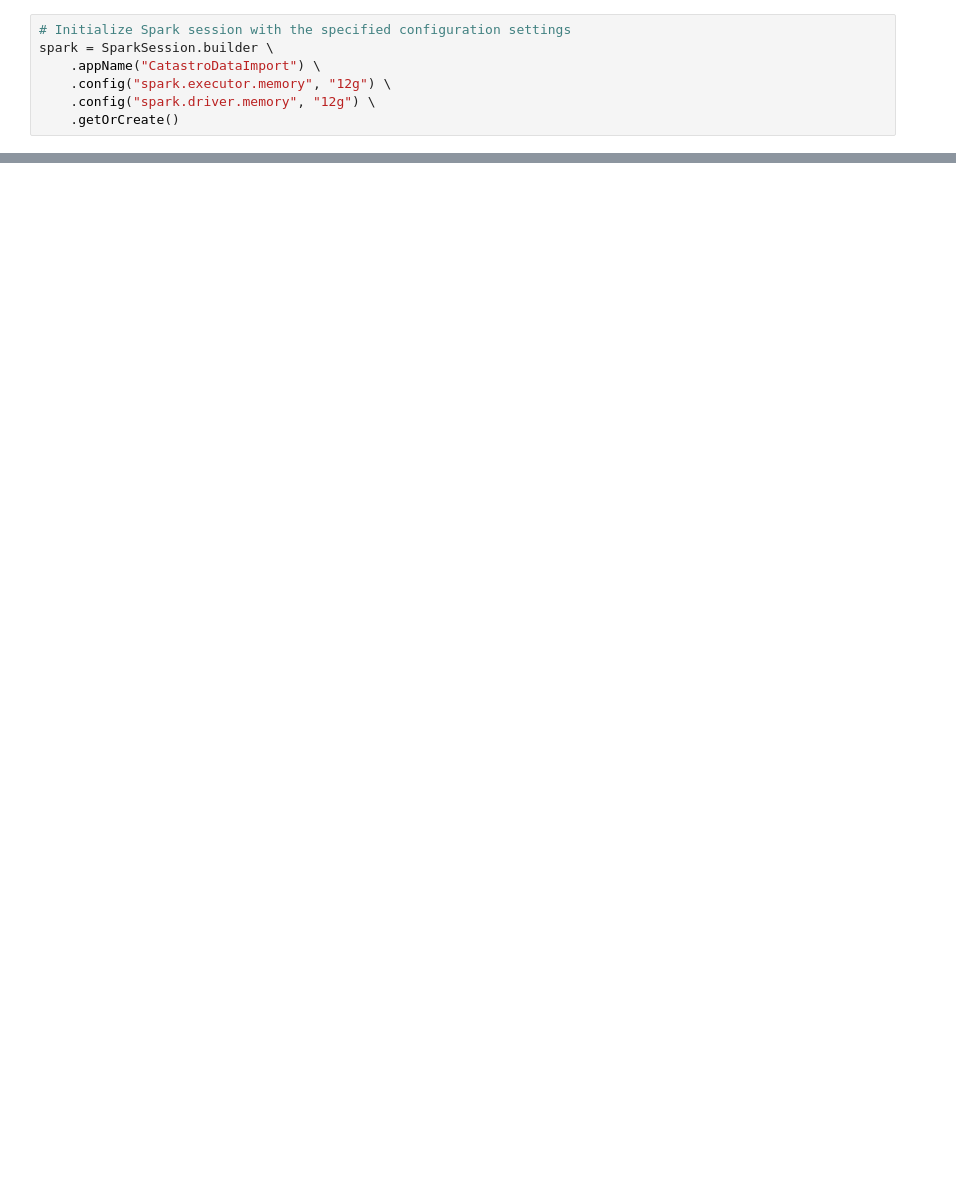
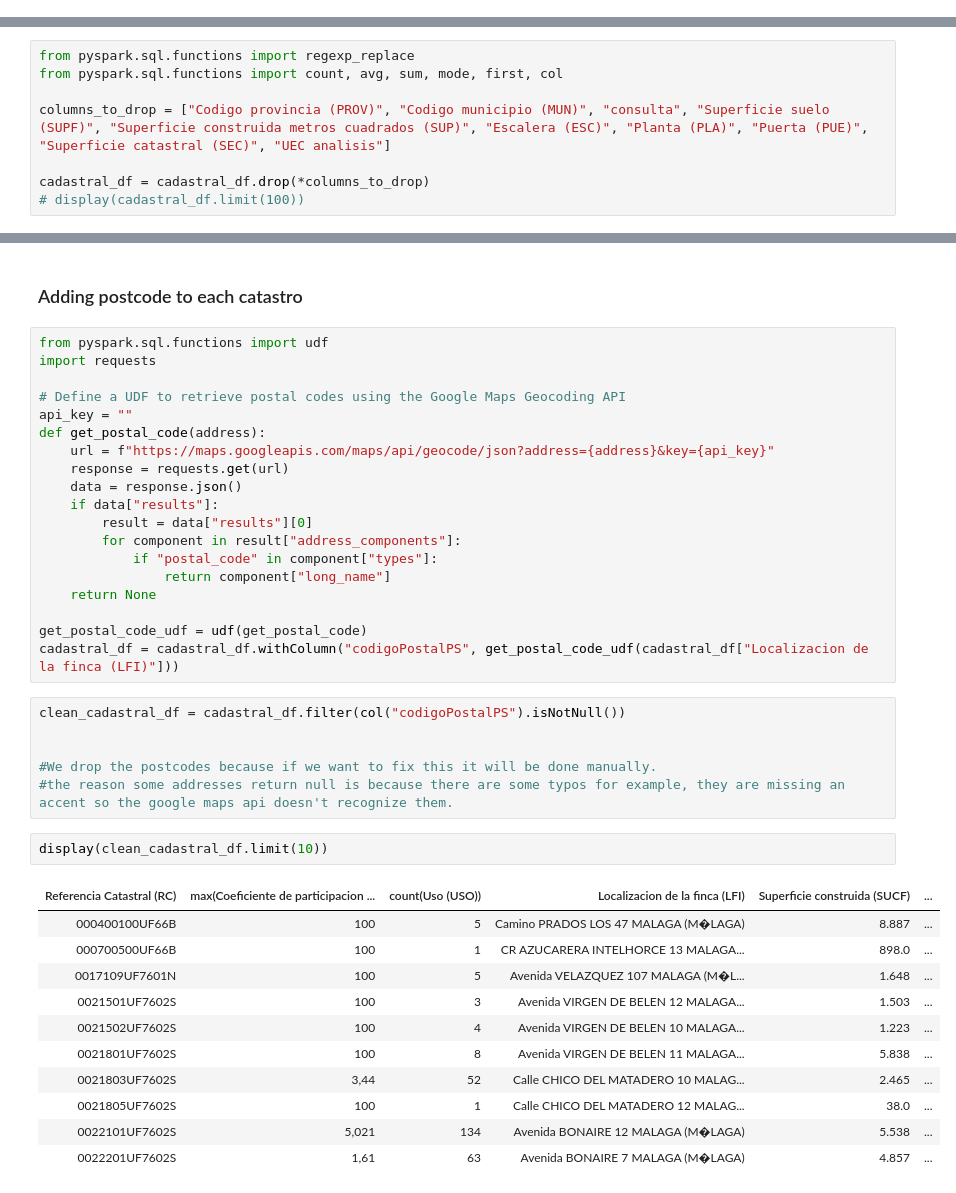
Before and after one commit to capstone-barter/backend, a Jupyter notebook: backend/model/geospatial-model.ipynb, the cells around one changed output, grey strips where cells are left out. Drawn from its saved outputs; the diff is of its cells as text; blank space fills up the shorter version.

```diff
--- a/backend/model/geospatial-model.ipynb
+++ b/backend/model/geospatial-model.ipynb
@@ -8,7 +0,0 @@ import requests
-# %%
-# Initialize Spark session with the specified configuration settings
-spark = SparkSession.builder \
-    .appName("CatastroDataImport") \
-    .config("spark.executor.memory", "12g") \
-    .config("spark.driver.memory", "12g") \
-    .getOrCreate()
@@ -174,0 +114,8 @@ spark.stop()
+# %%
+from pyspark.sql.functions import regexp_replace
+from pyspark.sql.functions import count, avg, sum, mode, first, col
+
+columns_to_drop = ["Codigo provincia (PROV)", "Codigo municipio (MUN)", "consulta", "Superficie suelo (SUPF)", "Superficie construida metros cuadrados (SUP)", "Escalera (ESC)", "Planta (PLA)", "Puerta (PUE)", "Superficie catastral (SEC)", "UEC analisis"]
+
+cadastral_df = cadastral_df.drop(*columns_to_drop)
+# display(cadastral_df.limit(100))
@@ -174,0 +177,41 @@ spark.stop()
+# %% [markdown]
+### Adding postcode to each catastro
+# %%
+from pyspark.sql.functions import udf
+import requests
+
+# Define a UDF to retrieve postal codes using the Google Maps Geocoding API
+api_key = ""
+def get_postal_code(address):
+    url = f"https://maps.googleapis.com/maps/api/geocode/json?address={address}&key={api_key}"
+    response = requests.get(url)
+    data = response.json()
+    if data["results"]:
+        result = data["results"][0]
+        for component in result["address_components"]:
+            if "postal_code" in component["types"]:
+                return component["long_name"]
+    return None
+
+get_postal_code_udf = udf(get_postal_code)
+cadastral_df = cadastral_df.withColumn("codigoPostalPS", get_postal_code_udf(cadastral_df["Localizacion de la finca (LFI)"]))
+# %%
+clean_cadastral_df = cadastral_df.filter(col("codigoPostalPS").isNotNull())
+
+
+#We drop the postcodes because if we want to fix this it will be done manually.
+#the reason some addresses return null is because there are some typos for example, they are missing an accent so the google maps api doesn't recognize them.
+# %%
+display(clean_cadastral_df.limit(10))
+# %% [output]
+| Referencia Catastral (RC) | max(Coeficiente de participacion ... | count(Uso (USO)) | Localizacion de la finca (LFI) | Superficie construida (SUCF) | ... |
+| 000400100UF66B | 100 | 5 | Camino PRADOS LOS 47 MALAGA (M�LAGA) | 8.887 | ... |
+| 000700500UF66B | 100 | 1 | CR AZUCARERA INTELHORCE 13 MALAGA... | 898.0 | ... |
+| 0017109UF7601N | 100 | 5 | Avenida VELAZQUEZ 107 MALAGA (M�L... | 1.648 | ... |
+| 0021501UF7602S | 100 | 3 | Avenida VIRGEN DE BELEN 12 MALAGA... | 1.503 | ... |
+| 0021502UF7602S | 100 | 4 | Avenida VIRGEN DE BELEN 10 MALAGA... | 1.223 | ... |
+| 0021801UF7602S | 100 | 8 | Avenida VIRGEN DE BELEN 11 MALAGA... | 5.838 | ... |
+| 0021803UF7602S | 3,44 | 52 | Calle CHICO DEL MATADERO 10 MALAG... | 2.465 | ... |
+| 0021805UF7602S | 100 | 1 | Calle CHICO DEL MATADERO 12 MALAG... | 38.0 | ... |
+| 0022101UF7602S | 5,021 | 134 | Avenida BONAIRE 12 MALAGA (M�LAGA) | 5.538 | ... |
+| 0022201UF7602S | 1,61 | 63 | Avenida BONAIRE 7 MALAGA (M�LAGA) | 4.857 | ... |
```
Also changed, not shown: parts of 32 cells of this notebook, 1 other file.
